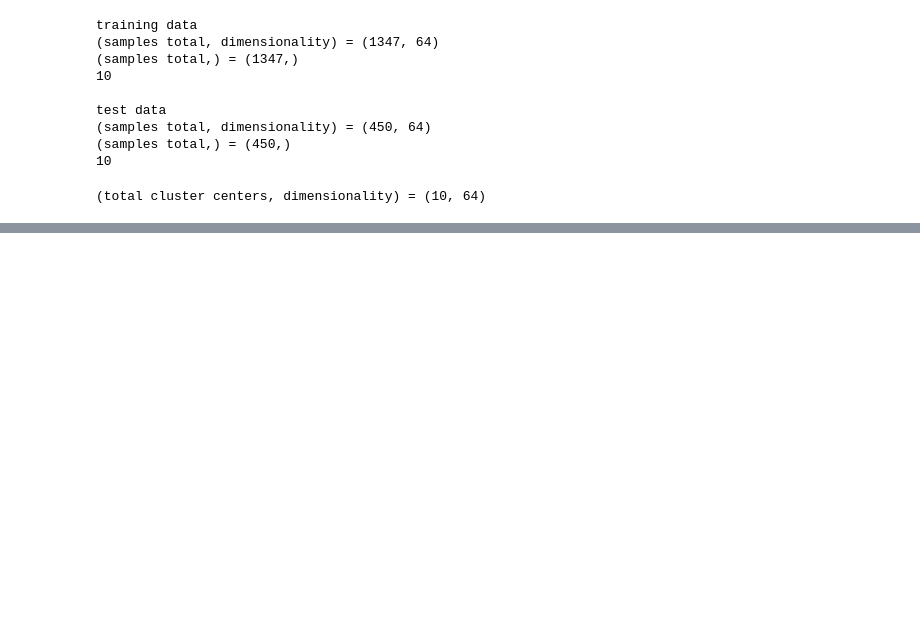
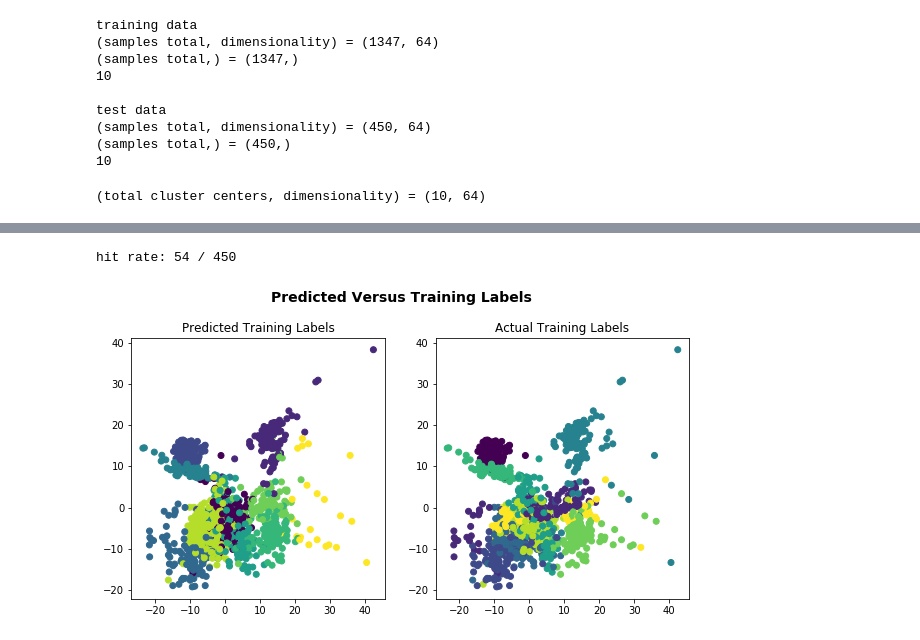
Before and after one commit to pfowenli/data-science-in-python, a Jupyter notebook: Scikit-Learn/scikit-learn-digits-dataset.ipynb, the cells around one changed output, grey strips where cells are left out. Cells and saved outputs as stored; diff of their text form; code cells hidden in the pictures; blank space fills up the shorter version.

```diff
--- a/Scikit-Learn/scikit-learn-digits-dataset.ipynb
+++ b/Scikit-Learn/scikit-learn-digits-dataset.ipynb
@@ -285,0 +278,33 @@ hit rate: 4 / 450
+# %%
+num_of_hit = 0
+for index, (label_pred, label_test) in enumerate(pred_and_test):
+    if int(label_pred) == int(label_test):
+        num_of_hit +=1
+
+print("hit rate:", num_of_hit, "/", len(y_test))
+# %% [output]
+hit rate: 54 / 450
+# %%
+# fit the digits data to isomap, which is a non-linear reduction method
+X_iso = Isomap(n_neighbors=10).fit_transform(X_train)
+
+# compute cluster centers and predict cluster index for each sample
+clusters = clf.fit_predict(X_train)
+
+# create a plot with 2 subplots
+fig, ax = plt.subplots(1, 2, figsize=(10, 5))
+
+# adjust layout
+fig.suptitle('Predicted Versus Training Labels', fontsize=14, fontweight='bold')
+fig.subplots_adjust(top=0.85)
+
+# add scatterplots
+ax[0].scatter(X_iso[:, 0], X_iso[:, 1], c=clusters)
+ax[0].set_title('Predicted Training Labels')
+ax[1].scatter(X_iso[:, 0], X_iso[:, 1], c=y_train)
+ax[1].set_title('Actual Training Labels')
+
+# show the results
+plt.show()
+# %% [output]
+[figure, added]
```
Also changed, not shown: parts of 17 cells of this notebook.
